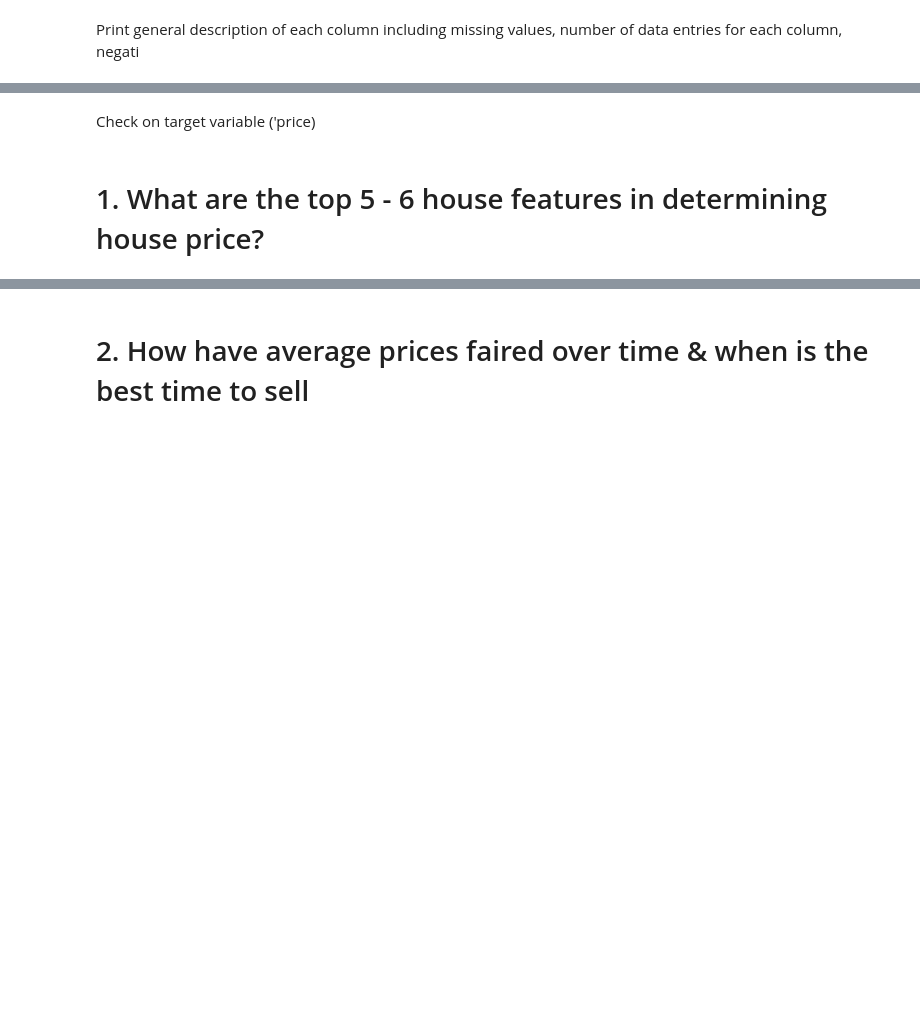
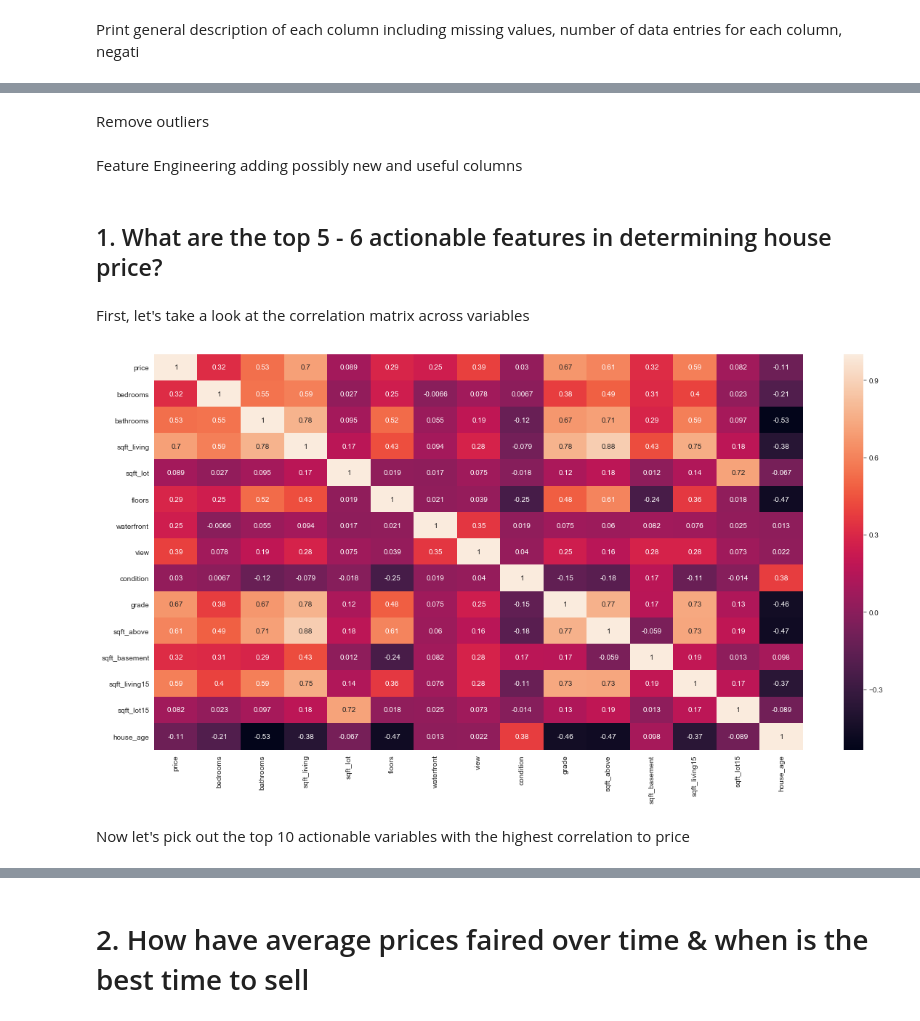
Before and after one commit to Ftan91/Exploratory-Data-Analysis-on-Features-that-Impact-House-Prices-in-Kings-County-Seattle, a Jupyter notebook: Finn2 - Kings County Dataset.ipynb, the cells around one changed output, grey strips where cells are left out. Drawn from its saved outputs; the diff is of its cells as text; code cells hidden in the pictures; blank space fills up the shorter version.

```diff
--- a/Finn2 - Kings County Dataset.ipynb
+++ b/Finn2 - Kings County Dataset.ipynb
@@ -225,4 +189,6 @@ df['house_age'] = 2019 - df['year_old']
+# %% [markdown]
+Remove outliers
 # %%
 df.drop(df[df.bedrooms > 20].index, axis = 0, inplace = True)
-# %% [markdown]
-Check on target variable ('price)
+# %% [markdown]
+Feature Engineering adding possibly new and useful columns
@@ -229,2 +198,16 @@ Check on target variable ('price)
 # %% [markdown]
-# 1. What are the top 5 - 6 house features in determining house price?
+## 1. What are the top 5 - 6 actionable features in determining house price?
+# %% [markdown]
+First, let's take a look at the correlation matrix across variables
+# %%
+columns_to_drop = ['id', 'date', 'zipcode','lat', 'long', 'yr_built', 'yr_renovated', 'year_old']
+new_df = df.drop(columns_to_drop, axis = 1)
+correlation_matrix = new_df.corr()
+
+fig, ax = plt.subplots(figsize = (20,10))
+sns.heatmap(correlation_matrix, annot = True, ax = ax)
+plt.show()
+# %% [output]
+[figure, added]
+# %% [markdown]
+Now let's pick out the top 10 actionable variables with the highest correlation to price
```
Also changed, not shown: parts of 59 cells of this notebook.
